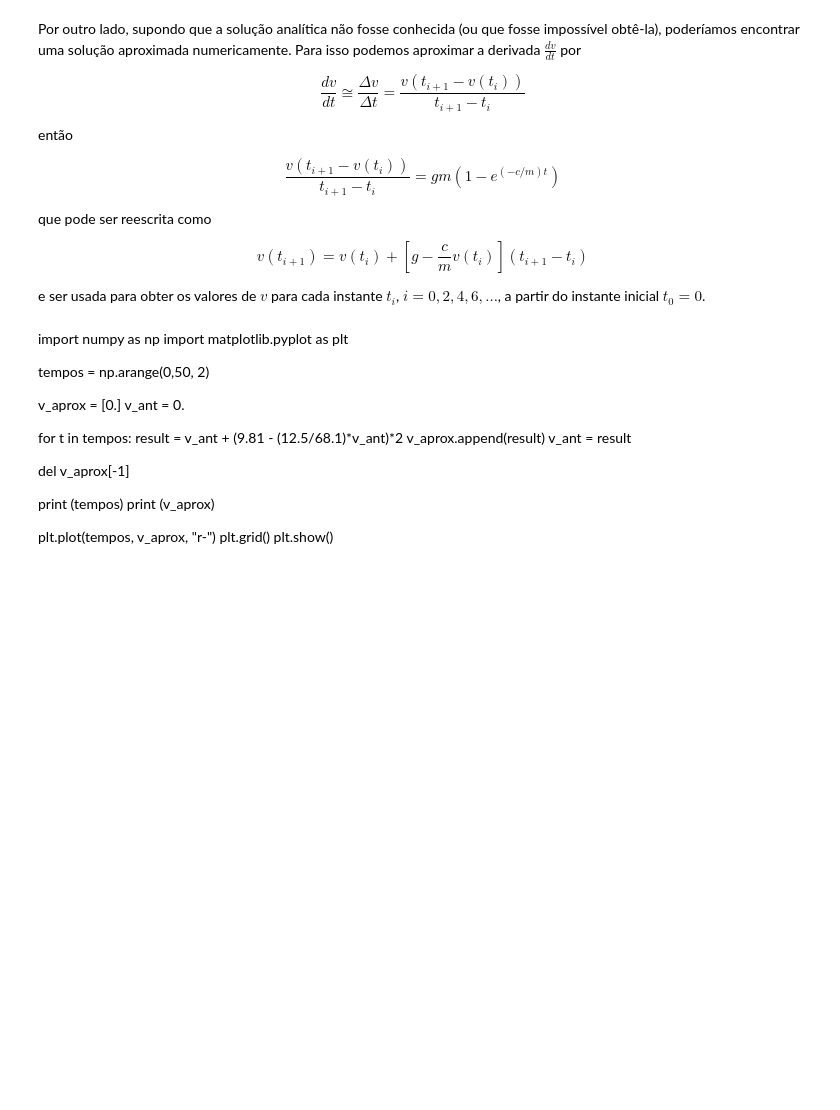
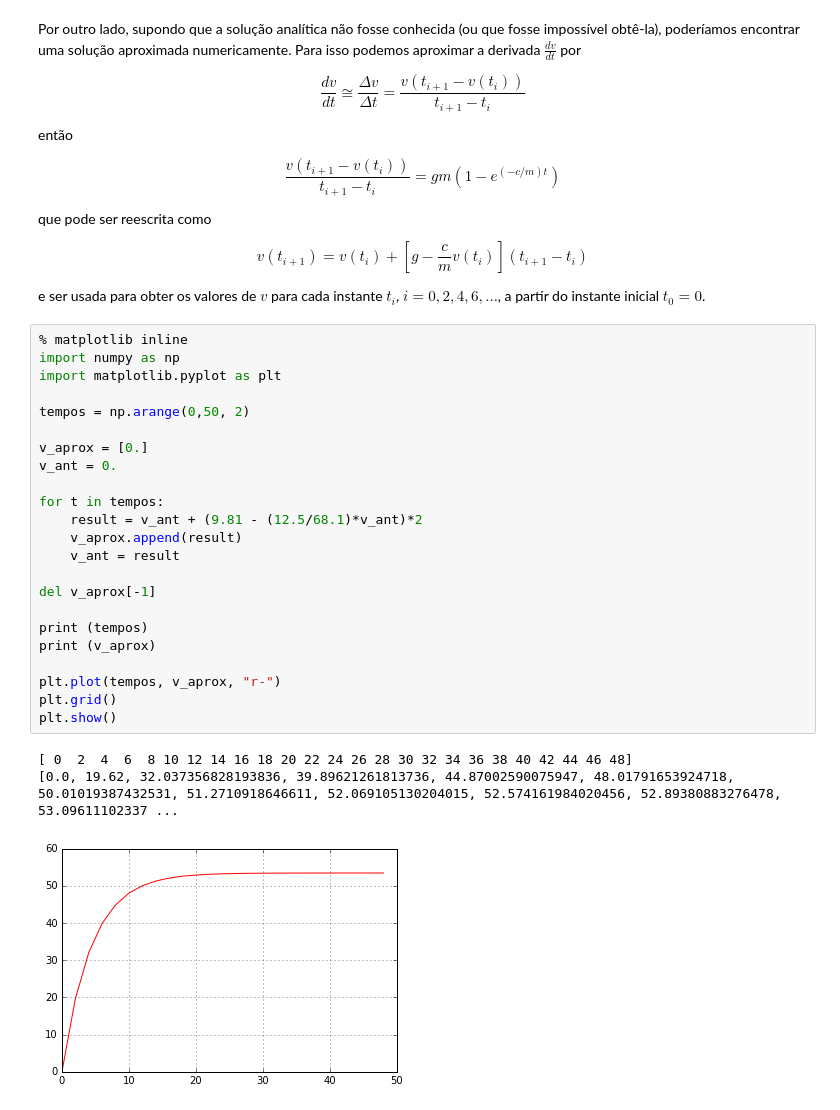
Before and after one commit to tiagoburiol/NUMETHODS, a Jupyter notebook: 1_INTRODUCAO_ERROS/1.2_erros_nas_aproximacoes_numericas.ipynb, the cells around one changed output. Saved outputs shown, nothing was run; the diff lists cells and outputs as text; blank space fills up the shorter version.

```diff
--- a/1_INTRODUCAO_ERROS/1.2_erros_nas_aproximacoes_numericas.ipynb
+++ b/1_INTRODUCAO_ERROS/1.2_erros_nas_aproximacoes_numericas.ipynb
@@ -145,27 +226,32 @@ que pode ser reescrita como
 $$ v(t_{i+1}) = v(t_i) + \left[ g-\frac{c}{m} v(t_i) \right] (t_{i+1}-t_{i})$$
 
 e ser usada para obter os valores de $v$ para cada instante $t_i$, $i=0,2,4,6,...$, a partir do instante inicial $t_0=0$.
-# %% [markdown]
-import numpy as np
-import matplotlib.pyplot as plt
-
-tempos = np.arange(0,50, 2)
-
-v_aprox = [0.]
-v_ant = 0.
-
-for t in tempos:
-    result = v_ant + (9.81 - (12.5/68.1)*v_ant)*2
-    v_aprox.append(result)
-    v_ant = result
-
-del v_aprox[-1]
-
-print (tempos)
-print (v_aprox)
-
-plt.plot(tempos, v_aprox, "r-")
-plt.grid()
-plt.show()
+# %%
+% matplotlib inline
+import numpy as np
+import matplotlib.pyplot as plt
+
+tempos = np.arange(0,50, 2)
+
+v_aprox = [0.]
+v_ant = 0.
+
+for t in tempos:
+    result = v_ant + (9.81 - (12.5/68.1)*v_ant)*2
+    v_aprox.append(result)
+    v_ant = result
+
+del v_aprox[-1]
+
+print (tempos)
+print (v_aprox)
+
+plt.plot(tempos, v_aprox, "r-")
+plt.grid()
+plt.show()
+# %% [output]
+[ 0  2  4  6  8 10 12 14 16 18 20 22 24 26 28 30 32 34 36 38 40 42 44 46 48]
+[0.0, 19.62, 32.037356828193836, 39.89621261813736, 44.87002590075947, 48.01791653924718, 50.01019387432531, 51.2710918646611, 52.069105130204015, 52.574161984020456, 52.89380883276478, 53.09611102337 ...
+[figure, added]
 # %%
 # Comparando os dois gráficos
```
Also changed, not shown: parts of 14 cells of this notebook, 1 other file.
